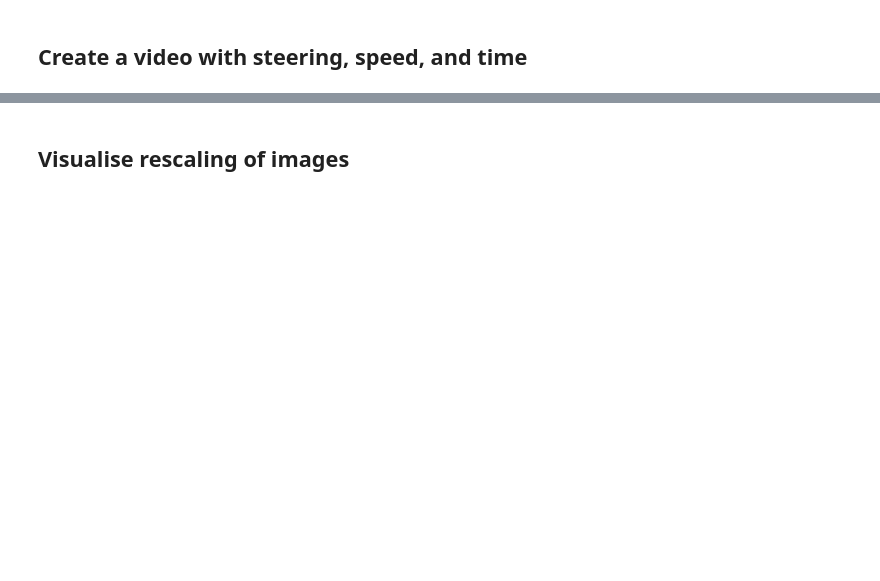
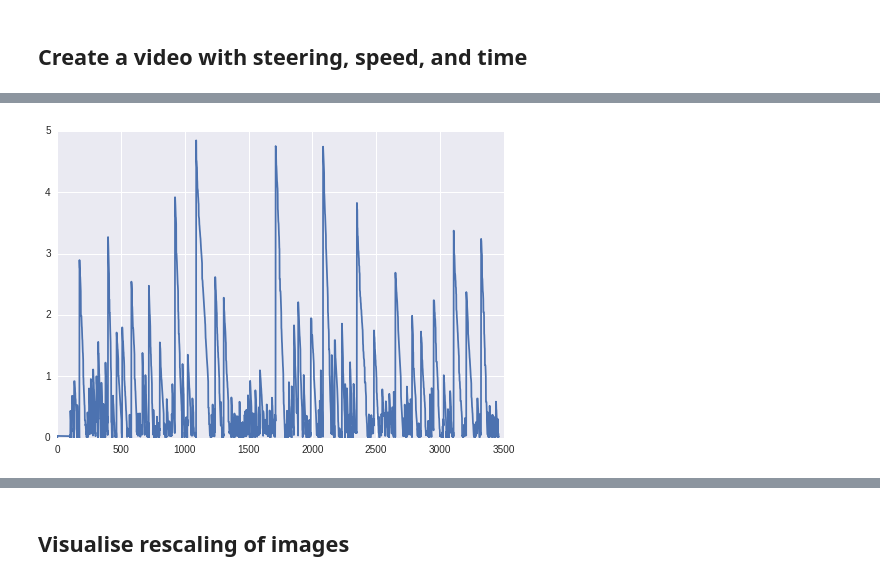
Before and after one commit to berleon/deep_car, a Jupyter notebook: notebooks/rosbag_to_hdf5.ipynb, the cells around one changed output, grey strips where cells are left out. Cells and saved outputs as stored; diff of their text form; code cells hidden in the pictures; blank space fills up the shorter version.

```diff
--- a/notebooks/rosbag_to_hdf5.ipynb
+++ b/notebooks/rosbag_to_hdf5.ipynb
@@ -232,3 +249,21 @@ for i, (topic, msg, time) in enumerate(tqdm(
 video = ImageSequenceClip(tmp_dir, fps=frame_rate, with_mask=False)
 video.write_videofile(rosbag_name + "_controls.webm", ffmpeg_params=['-b:v', '0', '-crf', '20'])
 shutil.rmtree(tmp_dir)
+# %%
+def time_to_next_command(df, time):
+    if type(time) == rospy.rostime.Time:
+        time = time.to_sec()
+    dt = pd.to_datetime(time, unit='s')
+    after = df[dt:]
+
+    before = df[:dt]
+    idx = 0
+    while len(after) > 0 and len(before) > 0 and idx < len(after):
+        t = after.index[idx]
+        delta_t = float(t.to_datetime64()) / 1e9 - time
+        delta_v = after[idx] - before[-1]
+        if delta_v != 0:
+            return delta_t, delta_v
+        idx += 1
+    else:
+        return None, None
@@ -234,0 +288,4 @@ shutil.rmtree(tmp_dir)
+# %%
+_ = plt.plot(np.arange(len(steering_time_deltas)), steering_time_deltas)
+# %% [output]
+[figure, added]
```
Also changed, not shown: parts of 16 cells of this notebook.
